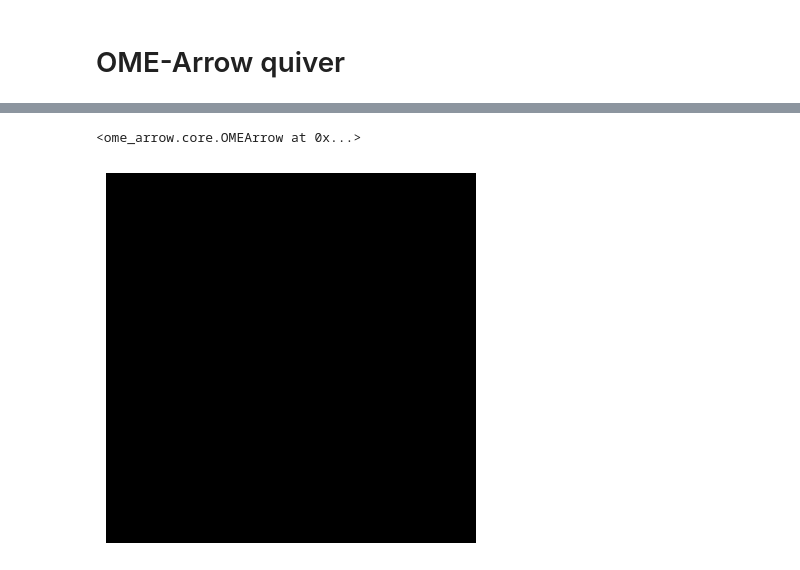
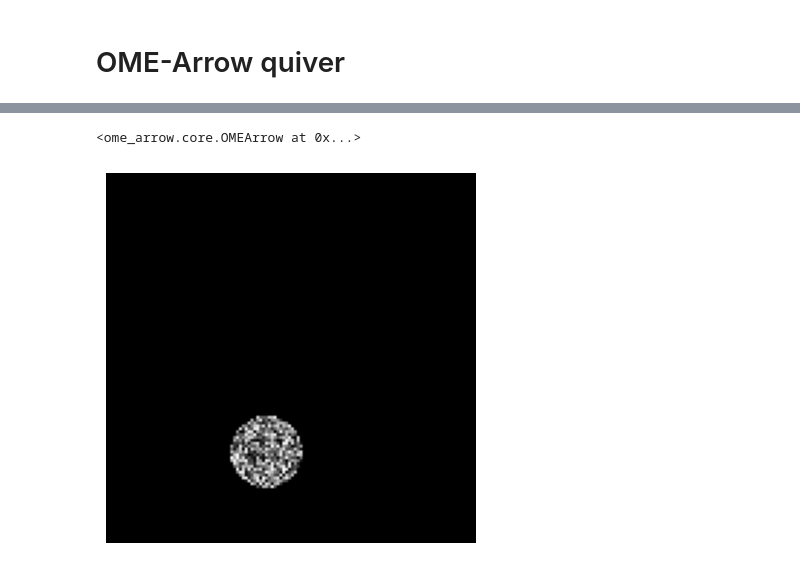
Before and after one commit to WayScience/ome-arrow, a Jupyter notebook: docs/src/examples/ome-arrow_quiver.ipynb, the cells around one changed output, grey strips where cells are left out. Drawn from its saved outputs; the diff is of its cells as text; code cells hidden in the pictures.

```diff
--- a/docs/src/examples/ome-arrow_quiver.ipynb
+++ b/docs/src/examples/ome-arrow_quiver.ipynb
@@ -5,8 +32,9 @@ from ome_arrow import OMEArrow
 # %%
 stack = OMEArrow(
-    data="../../../tests/data/nviz-artificial-4d-dataset/E99_C<111,222>_ZS<000-047>.tif"
+    data="../../../tests/data/nviz-artificial-4d-dataset/E99_C<111,222>_ZS<000-047>.tif",
+    tcz=(0,0,20)
 )
 stack
 # %% [output]
 <ome_arrow.core.OMEArrow at 0x...>
-[figure, old version]
+[figure, new version]
```
Also changed, not shown: parts of 13 cells of this notebook, 5 other files.
